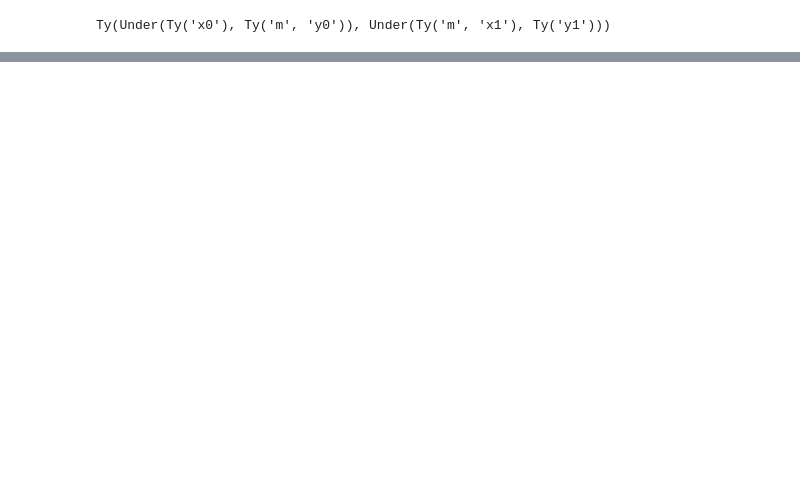
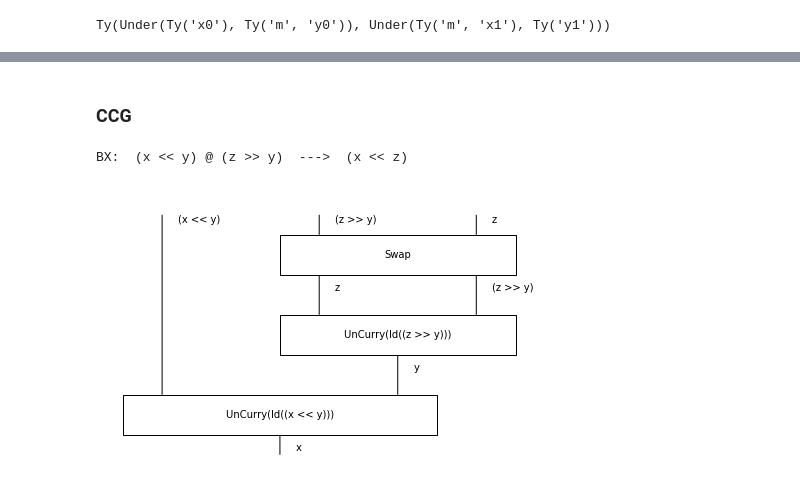
Before and after one commit to cnm13ryan/discopy, a Jupyter notebook: docs/notebooks/biclosed.ipynb, the cells around one changed output, grey strips where cells are left out. Saved outputs shown, nothing was run; the diff lists cells and outputs as text; code cells hidden in the pictures; blank space fills up the shorter version.

```diff
--- a/docs/notebooks/biclosed.ipynb
+++ b/docs/notebooks/biclosed.ipynb
@@ -94,0 +196,11 @@ tree2diagram(to_tree(lens)).draw()
+# %% [markdown]
+### CCG
+# %%
+Swap = lambda a, b: Box('Swap', a @ b, b @ a)
+proofBX = Id(x << y) @ (Swap(z >> y, z) >> FA(z, y)) >> BA(y, x)
+BX = Curry(proofX)
+print('BX: ', BX.dom, ' ---> ', BX.cod)
+proofBX.draw()
+# %% [output]
+BX:  (x << y) @ (z >> y)  --->  (x << z)
+[figure, added]
```
Also changed, not shown: parts of 13 cells of this notebook.
